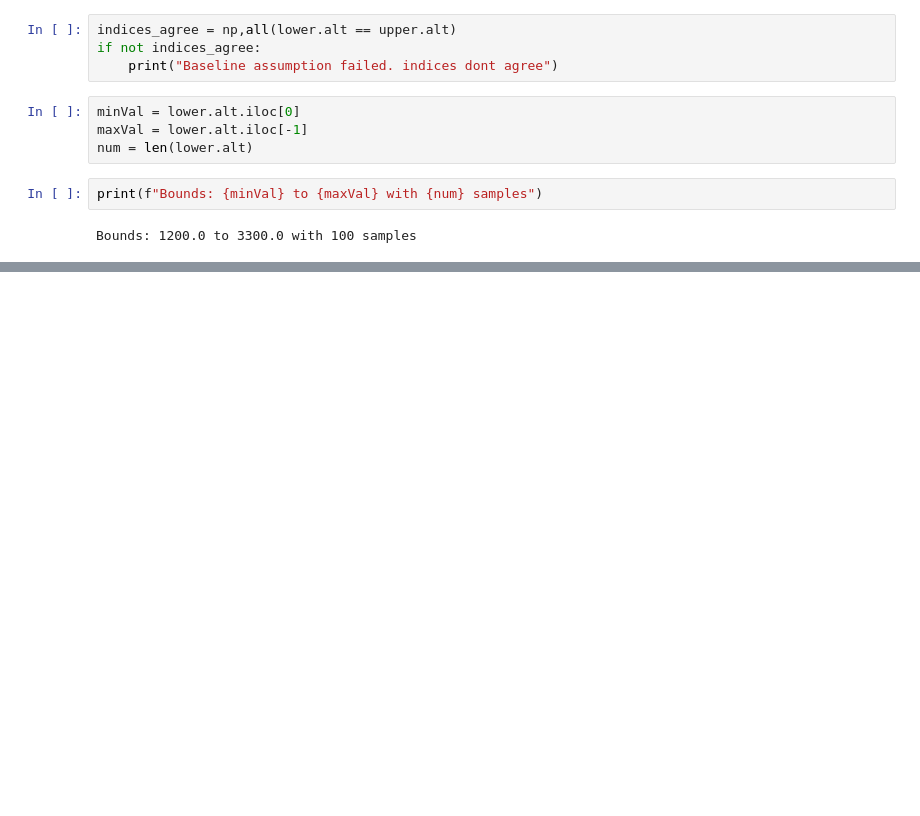
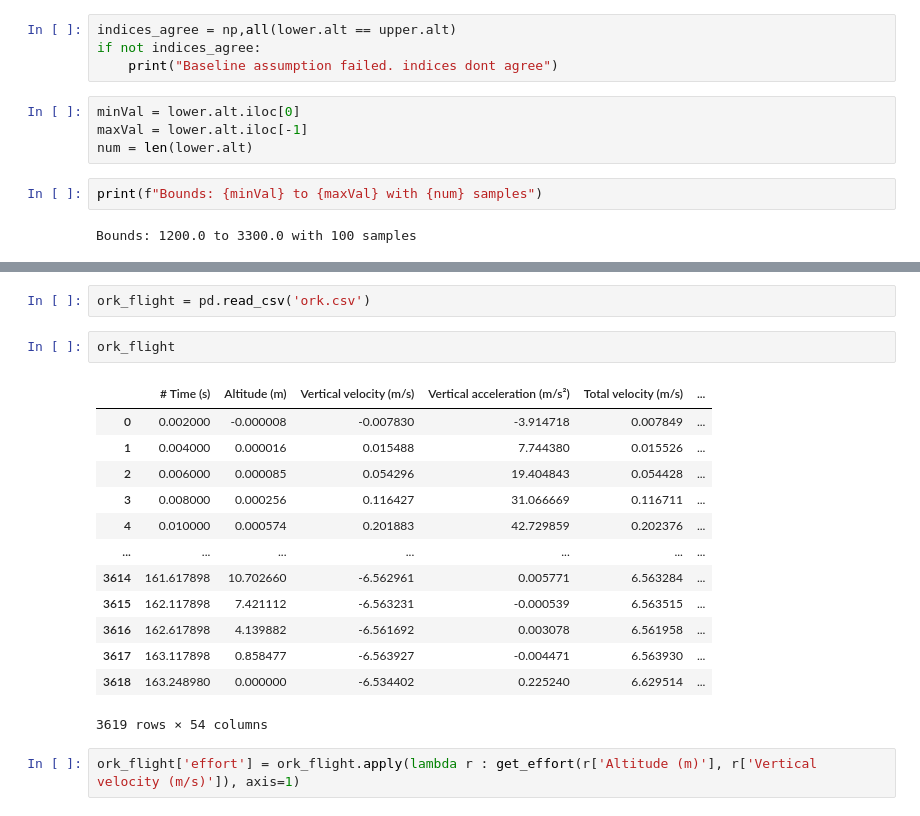
Before and after one commit to RIT-Launch-Initiative/FSW, a Jupyter notebook: app/other/airbraker/data/python_version_of_lut_lookup.ipynb, the cells around one changed output, grey strips where cells are left out. Cells and saved outputs as stored; diff of their text form; blank space fills up the shorter version.

```diff
--- a/app/other/airbraker/data/python_version_of_lut_lookup.ipynb
+++ b/app/other/airbraker/data/python_version_of_lut_lookup.ipynb
@@ -62,0 +58,20 @@ z_hat, z_dot_hat, z_hat_min, z_hat_max, effort
+# %%
+ork_flight = pd.read_csv('ork.csv')
+# %%
+ork_flight
+# %% [output]
+|  | # Time (s) | Altitude (m) | Vertical velocity (m/s) | Vertical acceleration (m/s²) | Total velocity (m/s) | ... |
+| 0 | 0.002000 | -0.000008 | -0.007830 | -3.914718 | 0.007849 | ... |
+| 1 | 0.004000 | 0.000016 | 0.015488 | 7.744380 | 0.015526 | ... |
+| 2 | 0.006000 | 0.000085 | 0.054296 | 19.404843 | 0.054428 | ... |
+| 3 | 0.008000 | 0.000256 | 0.116427 | 31.066669 | 0.116711 | ... |
+| 4 | 0.010000 | 0.000574 | 0.201883 | 42.729859 | 0.202376 | ... |
+| ... | ... | ... | ... | ... | ... | ... |
+| 3614 | 161.617898 | 10.702660 | -6.562961 | 0.005771 | 6.563284 | ... |
+| 3615 | 162.117898 | 7.421112 | -6.563231 | -0.000539 | 6.563515 | ... |
+| 3616 | 162.617898 | 4.139882 | -6.561692 | 0.003078 | 6.561958 | ... |
+| 3617 | 163.117898 | 0.858477 | -6.563927 | -0.004471 | 6.563930 | ... |
+| 3618 | 163.248980 | 0.000000 | -6.534402 | 0.225240 | 6.629514 | ... |
+3619 rows × 54 columns
+# %%
+ork_flight['effort'] = ork_flight.apply(lambda r : get_effort(r['Altitude (m)'], r['Vertical velocity (m/s)']), axis=1)
```
Also changed, not shown: parts of 4 cells of this notebook, 1 other file.
